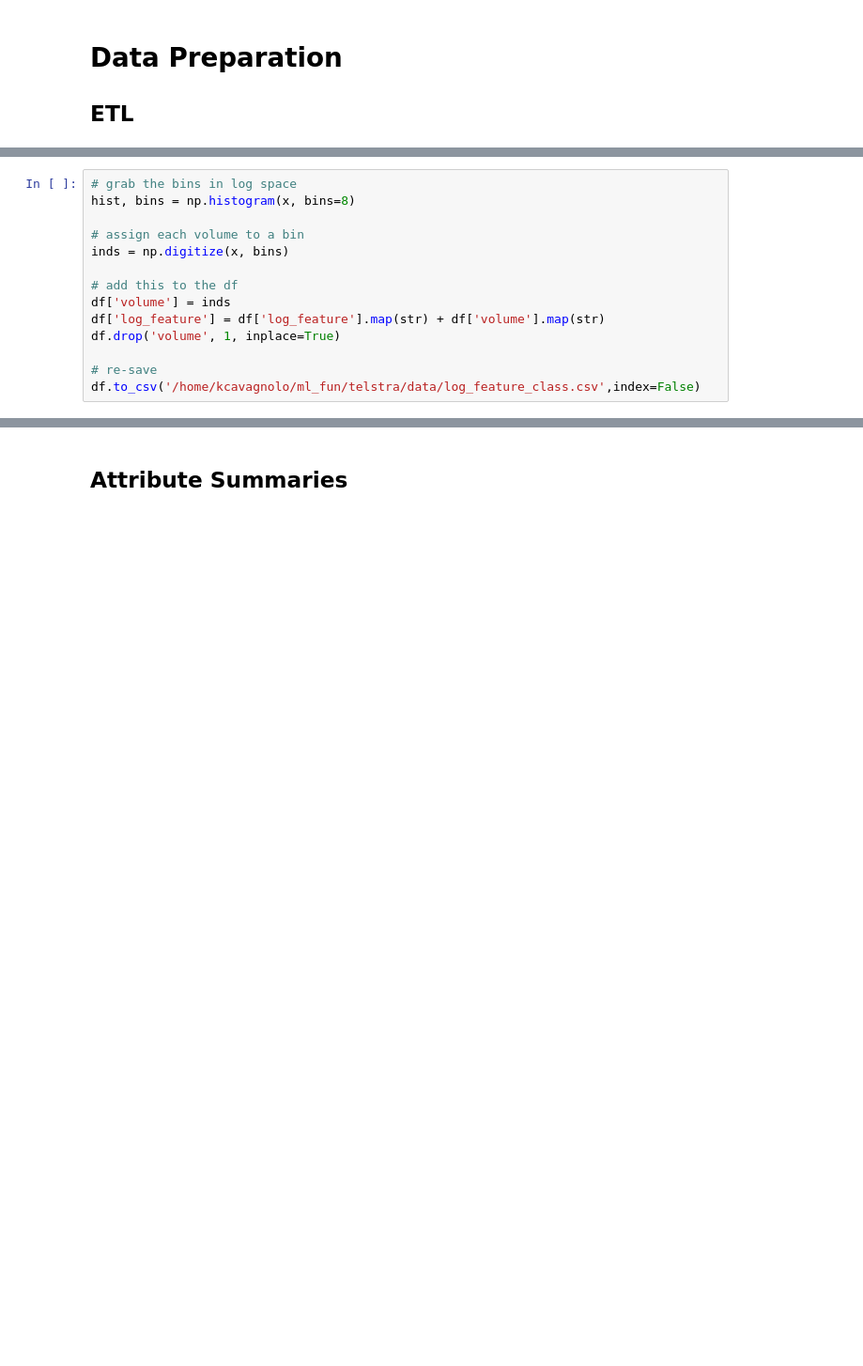
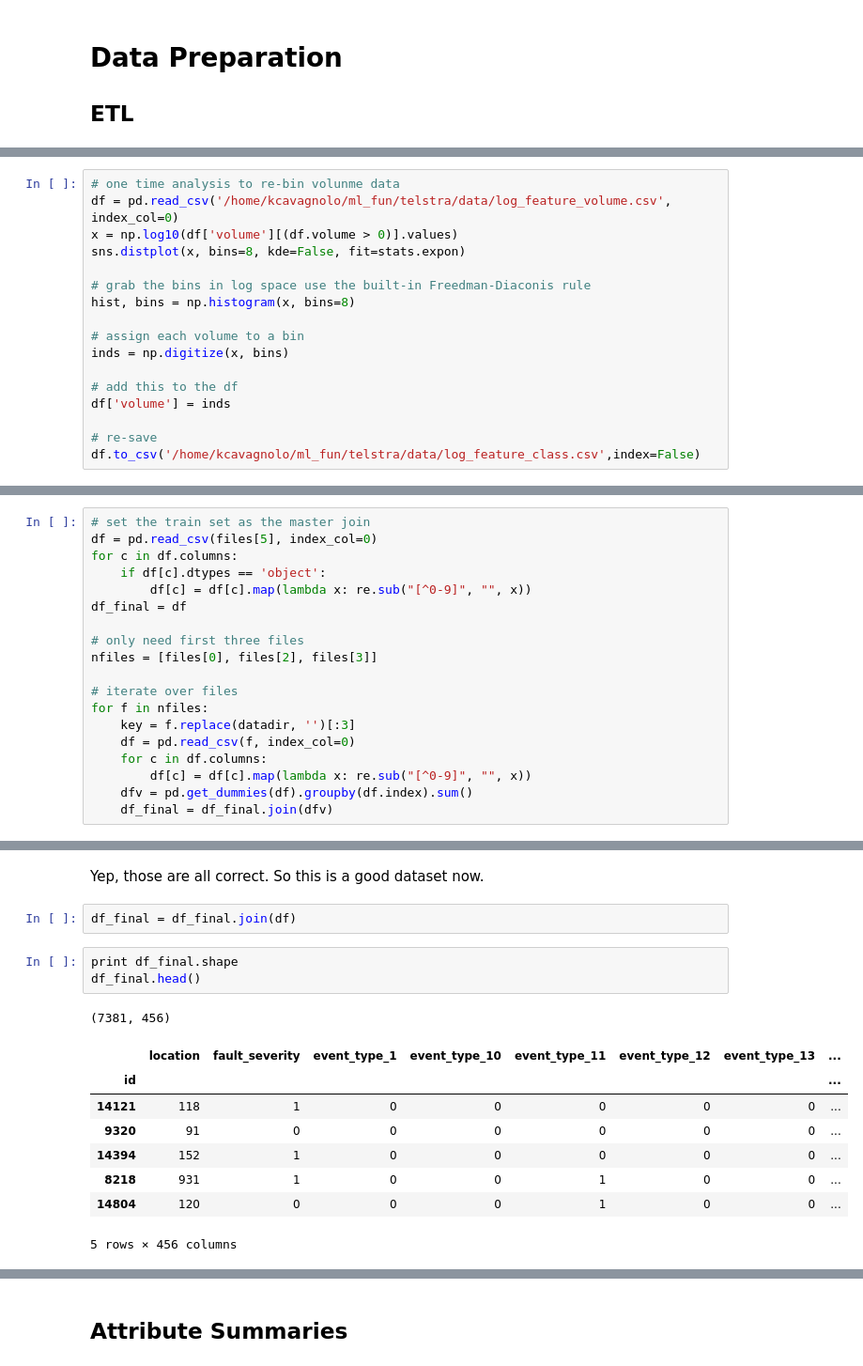
Before and after one commit to abiraja2004/ml_fun, a Jupyter notebook: telstra/notes.ipynb, the cells around one changed output, grey strips where cells are left out. Shown at 94% size. Cells and saved outputs as stored; diff of their text form; blank space fills up the shorter version.

```diff
--- a/telstra/notes.ipynb
+++ b/telstra/notes.ipynb
@@ -189,5 +179,10 @@ bins of 100+n*130 from n=1 to 20 at which point the distribution is nicely expon
 # %%
-# grab the bins in log space
+# one time analysis to re-bin volunme data
+df = pd.read_csv('/home/kcavagnolo/ml_fun/telstra/data/log_feature_volume.csv', index_col=0)
+x = np.log10(df['volume'][(df.volume > 0)].values)
+sns.distplot(x, bins=8, kde=False, fit=stats.expon)
+
+# grab the bins in log space use the built-in Freedman-Diaconis rule
 hist, bins = np.histogram(x, bins=8)
 
 # assign each volume to a bin
@@ -195,8 +190,6 @@ inds = np.digitize(x, bins)
 
 # add this to the df
 df['volume'] = inds
-df['log_feature'] = df['log_feature'].map(str) + df['volume'].map(str)
-df.drop('volume', 1, inplace=True)
 
 # re-save
 df.to_csv('/home/kcavagnolo/ml_fun/telstra/data/log_feature_class.csv',index=False)
@@ -202,0 +200,19 @@ df.to_csv('/home/kcavagnolo/ml_fun/telstra/data/log_feature_class.csv',index=Fal
+# %%
+# set the train set as the master join
+df = pd.read_csv(files[5], index_col=0)
+for c in df.columns:
+    if df[c].dtypes == 'object':
+        df[c] = df[c].map(lambda x: re.sub("[^0-9]", "", x))
+df_final = df
+
+# only need first three files
+nfiles = [files[0], files[2], files[3]]
+
+# iterate over files
+for f in nfiles:
+    key = f.replace(datadir, '')[:3]
+    df = pd.read_csv(f, index_col=0)
+    for c in df.columns:
+        df[c] = df[c].map(lambda x: re.sub("[^0-9]", "", x))
+    dfv = pd.get_dummies(df).groupby(df.index).sum()
+    df_final = df_final.join(dfv)
@@ -255,0 +264,17 @@ df_final.to_hdf(datadir + 'features.h5', 'df')
+# %% [markdown]
+Yep, those are all correct. So this is a good dataset now.
+# %%
+df_final = df_final.join(df)
+# %%
+print df_final.shape
+df_final.head()
+# %% [output]
+(7381, 456)
+|  | location | fault_severity | event_type_1 | event_type_10 | event_type_11 | event_type_12 | event_type_13 | ... |
+| id |  |  |  |  |  |  |  | ... |
+| 14121 | 118 | 1 | 0 | 0 | 0 | 0 | 0 | ... |
+| 9320 | 91 | 0 | 0 | 0 | 0 | 0 | 0 | ... |
+| 14394 | 152 | 1 | 0 | 0 | 0 | 0 | 0 | ... |
+| 8218 | 931 | 1 | 0 | 0 | 1 | 0 | 0 | ... |
+| 14804 | 120 | 0 | 0 | 0 | 1 | 0 | 0 | ... |
+5 rows × 456 columns
```
Also changed, not shown: parts of 42 cells of this notebook, 4 other files.
